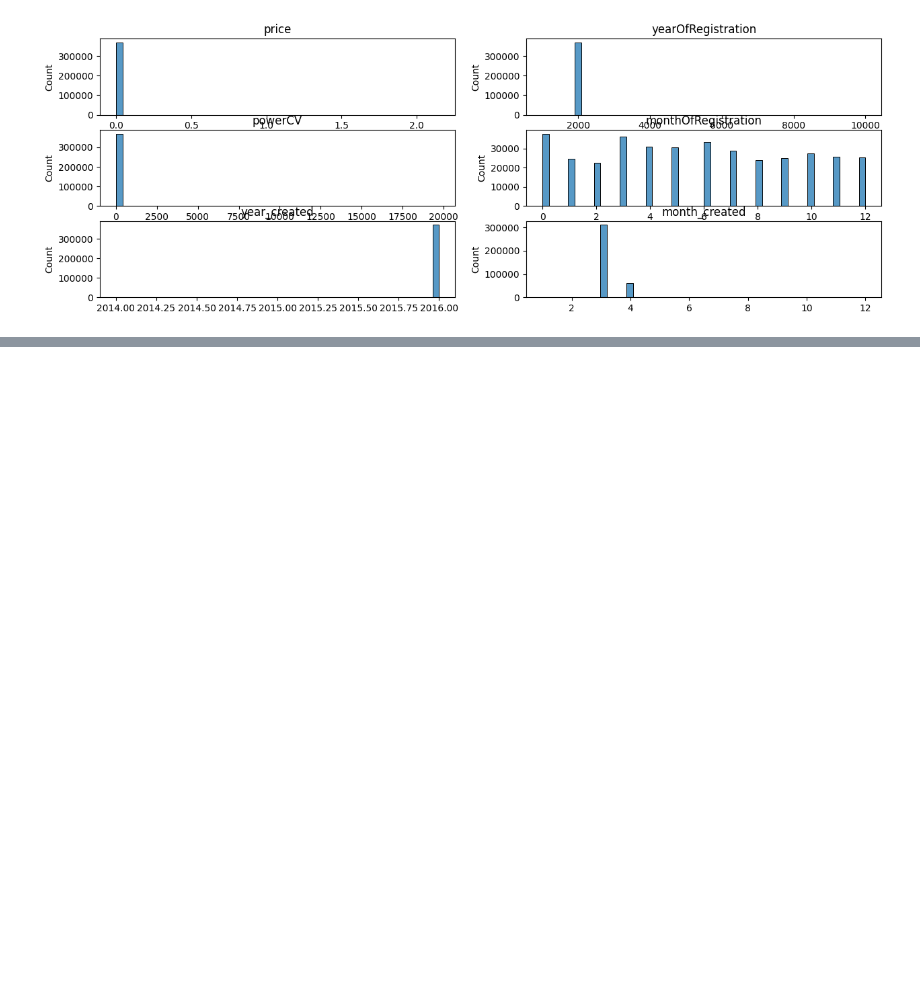
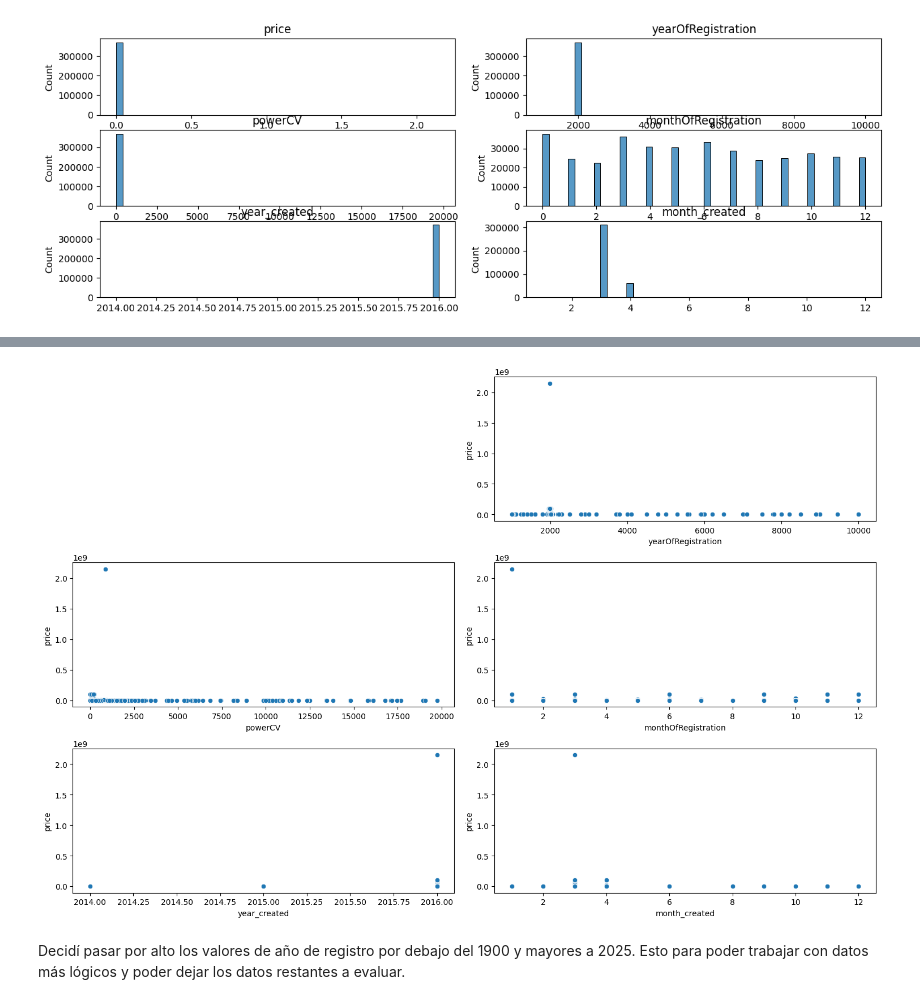
Before and after one commit to ngcarvajall/Lab_EDA_Gestion_Nulos, a Jupyter notebook: laboratorio-modulo7-leccion01-eda-nulos.ipynb, the cells around one changed output, grey strips where cells are left out. Saved outputs shown, nothing was run; the diff lists cells and outputs as text; code cells hidden in the pictures; blank space fills up the shorter version.

```diff
--- a/laboratorio-modulo7-leccion01-eda-nulos.ipynb
+++ b/laboratorio-modulo7-leccion01-eda-nulos.ipynb
@@ -518,0 +528,4 @@ KeyboardInterrupt:
+# %%
+f.relacion_numericas(df, 'price')
+# %% [output]
+[figure, added]
@@ -518,0 +535,2 @@ KeyboardInterrupt:
+# %% [markdown]
+Decidí pasar por alto los valores de año de registro por debajo del 1900 y mayores a 2025. Esto para poder trabajar con datos más lógicos y poder dejar los datos restantes a evaluar.
```
Also changed, not shown: parts of 27 cells of this notebook.
